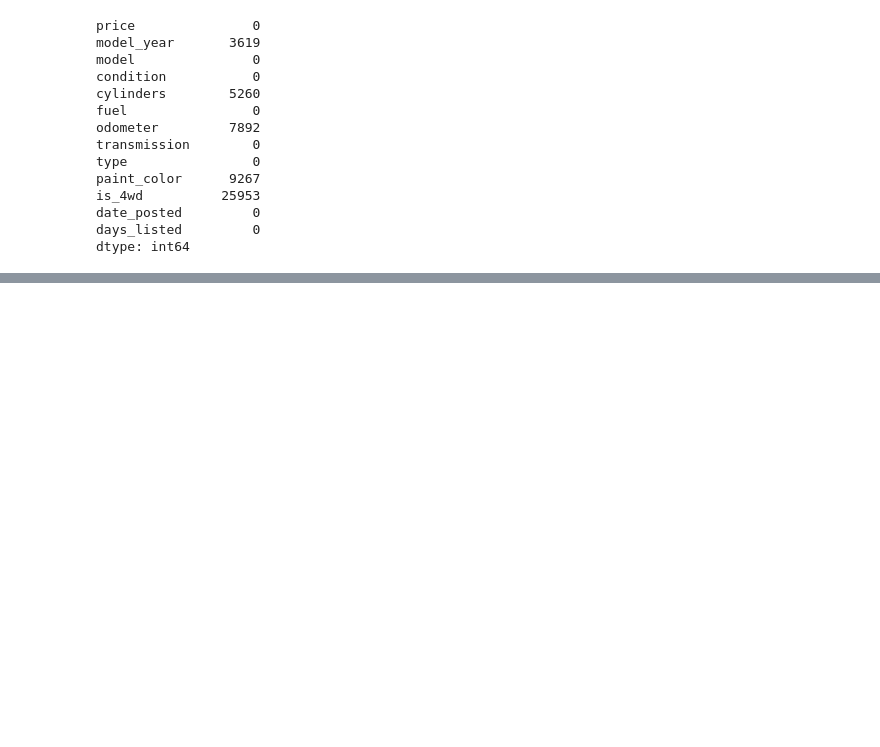
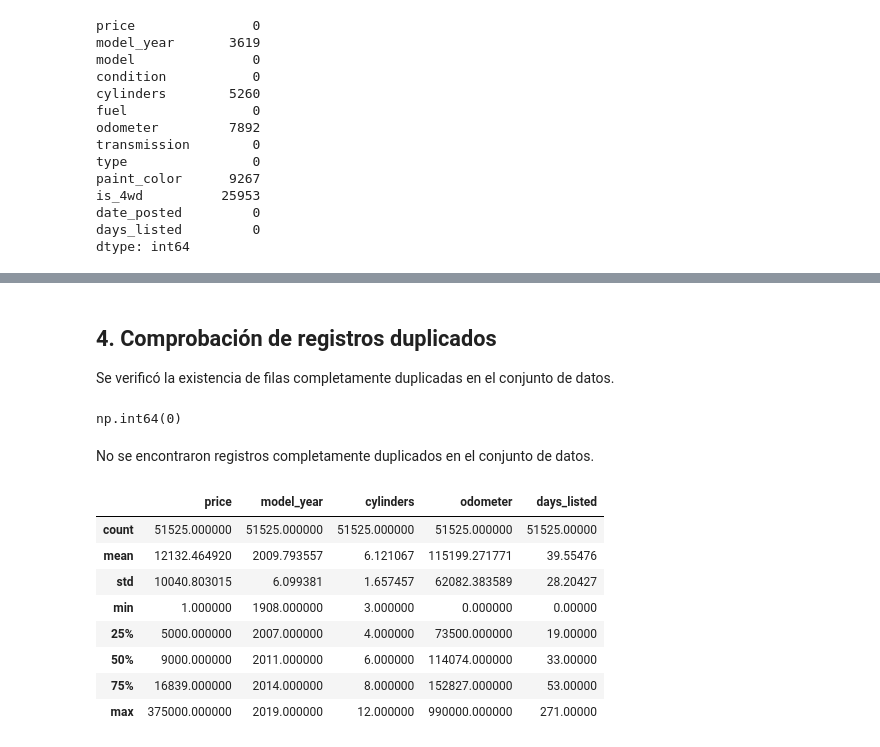
Before and after one commit to ElamDay/PROYECTO-7---VEHICLES, a Jupyter notebook: notebooks/EDA.ipynb, the cells around one changed output, grey strips where cells are left out. Saved outputs shown, nothing was run; the diff lists cells and outputs as text; code cells hidden in the pictures; blank space fills up the shorter version.

```diff
--- a/notebooks/EDA.ipynb
+++ b/notebooks/EDA.ipynb
@@ -62,0 +426,22 @@ dtype: int64
+# %% [markdown]
+## 4. Comprobación de registros duplicados
+
+Se verificó la existencia de filas completamente duplicadas en el conjunto de datos.
+# %%
+df.duplicated().sum()
+# %% [output]
+np.int64(0)
+# %% [markdown]
+No se encontraron registros completamente duplicados en el conjunto de datos.
+# %%
+df[['price', 'model_year', 'cylinders', 'odometer', 'days_listed']].describe()
+# %% [output]
+|  | price | model_year | cylinders | odometer | days_listed |
+| count | 51525.000000 | 51525.000000 | 51525.000000 | 51525.000000 | 51525.00000 |
+| mean | 12132.464920 | 2009.793557 | 6.121067 | 115199.271771 | 39.55476 |
+| std | 10040.803015 | 6.099381 | 1.657457 | 62082.383589 | 28.20427 |
+| min | 1.000000 | 1908.000000 | 3.000000 | 0.000000 | 0.00000 |
+| 25% | 5000.000000 | 2007.000000 | 4.000000 | 73500.000000 | 19.00000 |
+| 50% | 9000.000000 | 2011.000000 | 6.000000 | 114074.000000 | 33.00000 |
+| 75% | 16839.000000 | 2014.000000 | 8.000000 | 152827.000000 | 53.00000 |
+| max | 375000.000000 | 2019.000000 | 12.000000 | 990000.000000 | 271.00000 |
```
Also changed, not shown: parts of 51 cells of this notebook.
